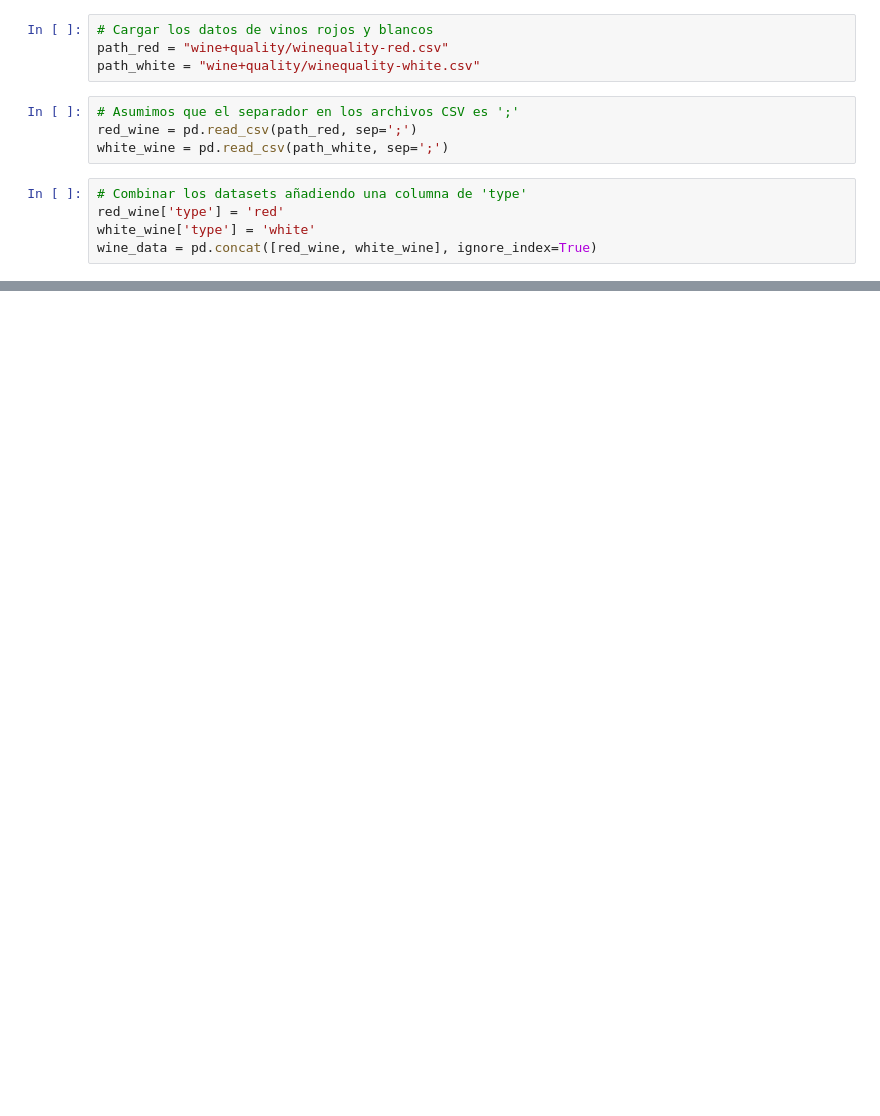
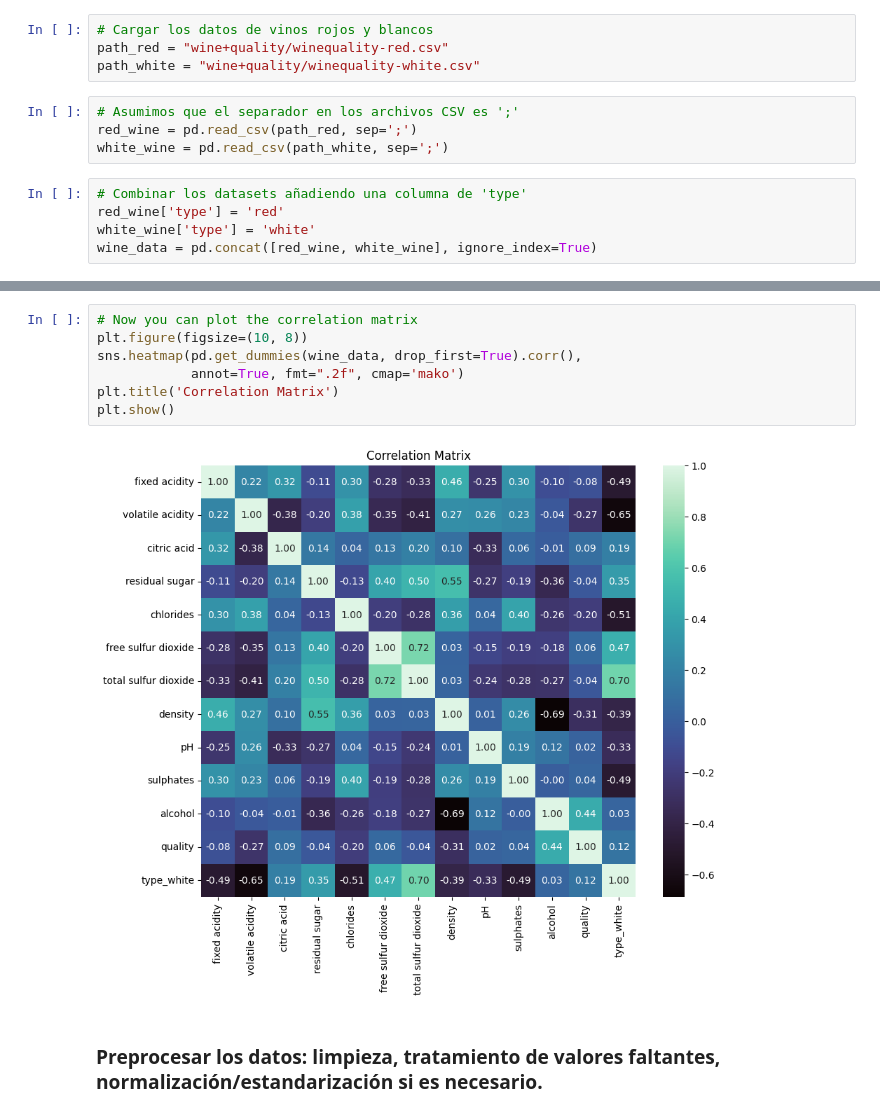
Before and after one commit to chamale-rac/cross-validation, a Jupyter notebook: cross-validation.ipynb, the cells around one changed output, grey strips where cells are left out. Saved outputs shown, nothing was run; the diff lists cells and outputs as text; blank space fills up the shorter version.

```diff
--- a/cross-validation.ipynb
+++ b/cross-validation.ipynb
@@ -39,0 +75,11 @@ distribución de variables, etc.
+# %%
+# Now you can plot the correlation matrix
+plt.figure(figsize=(10, 8))
+sns.heatmap(pd.get_dummies(wine_data, drop_first=True).corr(),
+            annot=True, fmt=".2f", cmap='mako')
+plt.title('Correlation Matrix')
+plt.show()
+# %% [output]
+[figure, added]
+# %% [markdown]
+### Preprocesar los datos: limpieza, tratamiento de valores faltantes, normalización/estandarización si es necesario.
```
Also changed, not shown: parts of 17 cells of this notebook, 3 other files.
